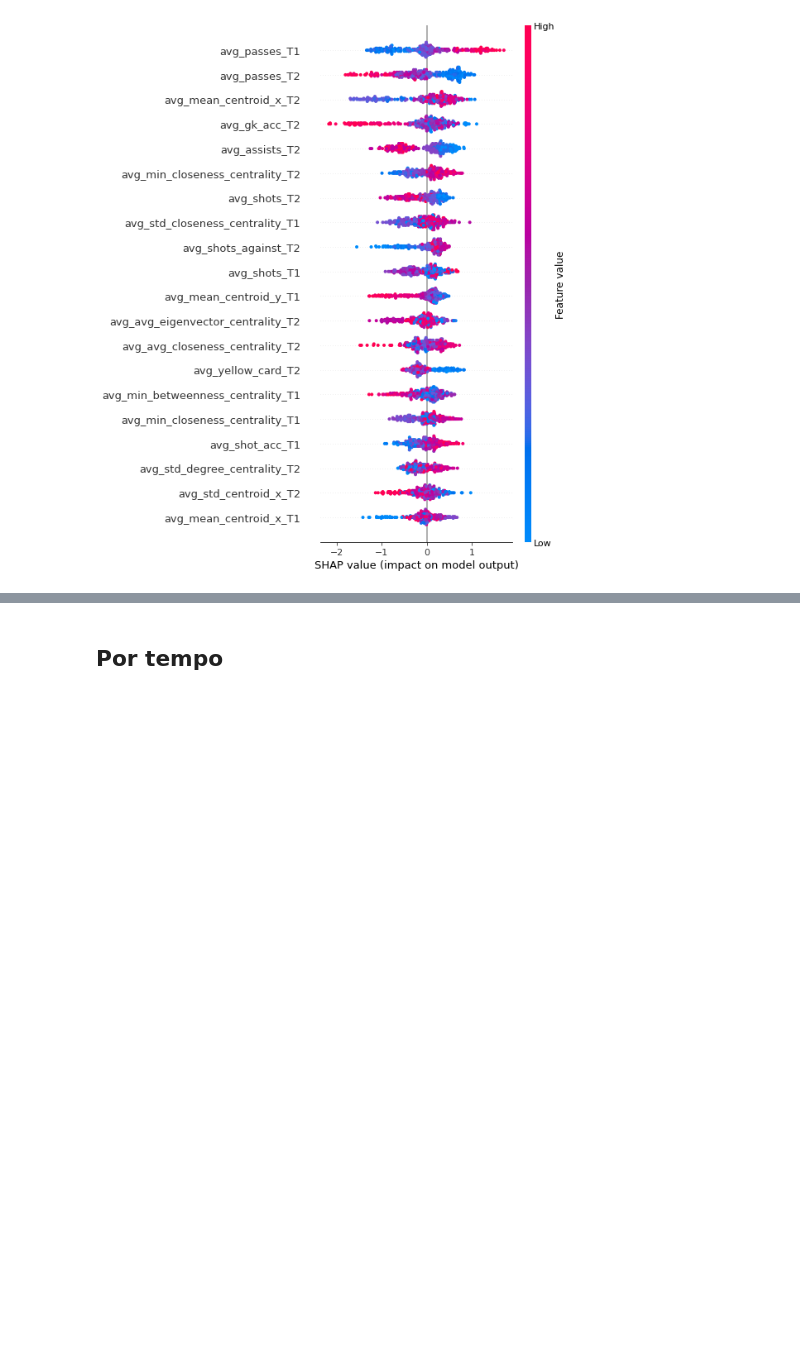
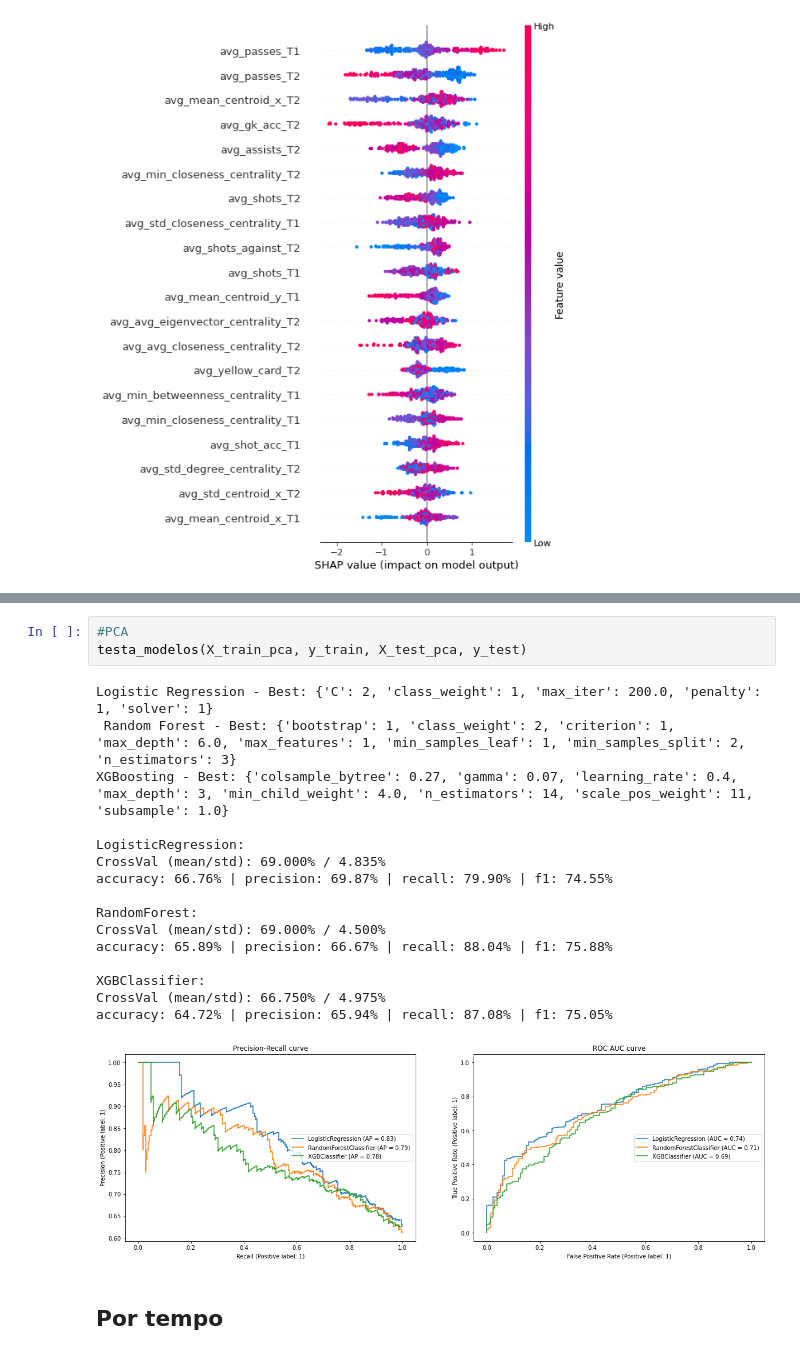
Before and after one commit to eduardobaratela/passing_network, a Jupyter notebook: modeling_nets+stats.ipynb, the cells around one changed output, grey strips where cells are left out. Drawn from its saved outputs; the diff is of its cells as text; blank space fills up the shorter version.

```diff
--- a/modeling_nets+stats.ipynb
+++ b/modeling_nets+stats.ipynb
@@ -417,2 +488,22 @@ shap.summary_plot(shap_values, X_test)
+# %%
+#PCA
+testa_modelos(X_train_pca, y_train, X_test_pca, y_test)
+# %% [output]
+Logistic Regression - Best: {'C': 2, 'class_weight': 1, 'max_iter': 200.0, 'penalty': 1, 'solver': 1}
+ Random Forest - Best: {'bootstrap': 1, 'class_weight': 2, 'criterion': 1, 'max_depth': 6.0, 'max_features': 1, 'min_samples_leaf': 1, 'min_samples_split': 2, 'n_estimators': 3}
+XGBoosting - Best: {'colsample_bytree': 0.27, 'gamma': 0.07, 'learning_rate': 0.4, 'max_depth': 3, 'min_child_weight': 4.0, 'n_estimators': 14, 'scale_pos_weight': 11, 'subsample': 1.0}
+
+LogisticRegression:
+CrossVal (mean/std): 69.000% / 4.835%
+accuracy: 66.76% | precision: 69.87% | recall: 79.90% | f1: 74.55%
+
+RandomForest:
+CrossVal (mean/std): 69.000% / 4.500%
+accuracy: 65.89% | precision: 66.67% | recall: 88.04% | f1: 75.88%
+
+XGBClassifier:
+CrossVal (mean/std): 66.750% / 4.975%
+accuracy: 64.72% | precision: 65.94% | recall: 87.08% | f1: 75.05%
+[figure, added]
 # %% [markdown]
 ## Por tempo
```
Also changed, not shown: parts of 35 cells of this notebook, 2 other files.
